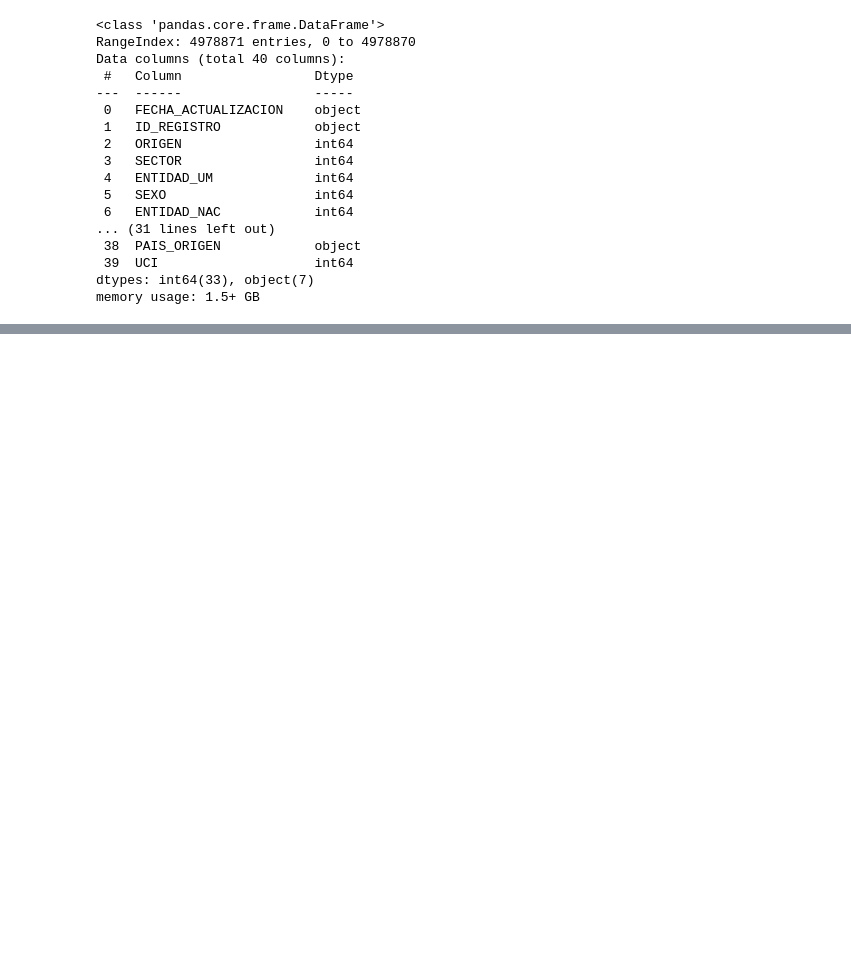
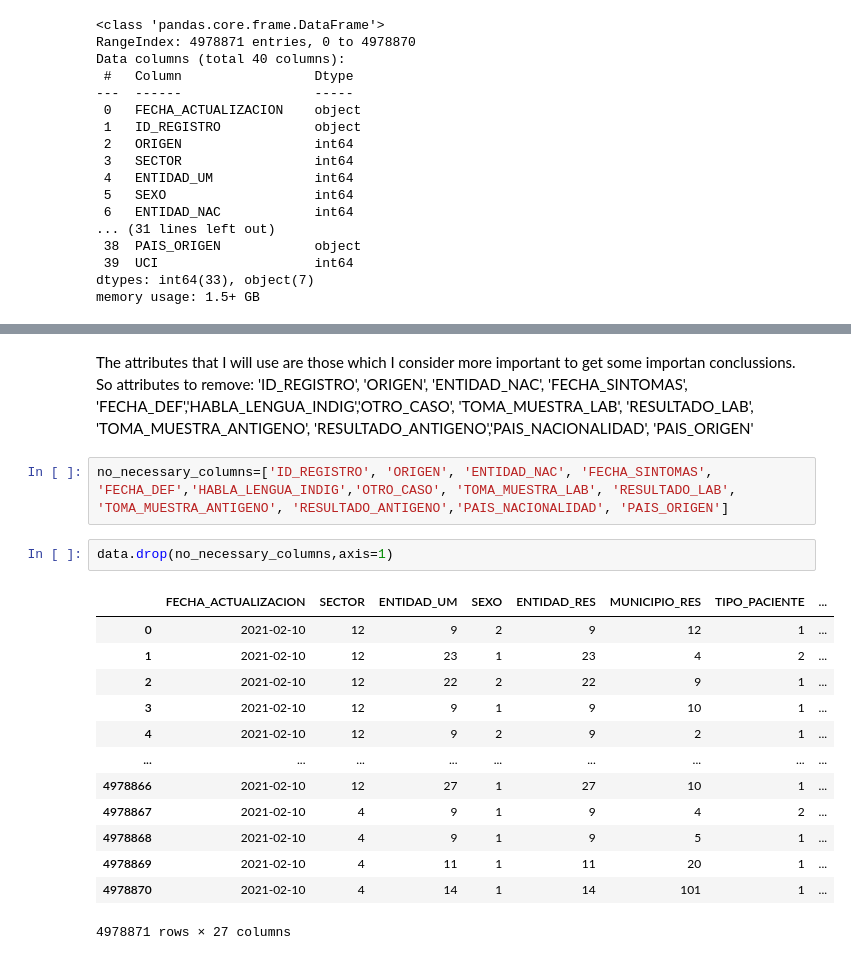
Before and after one commit to AlfredoAcosta/analyzing_covid19_mexico, a Jupyter notebook: Analyzing Covid19 Mexico.ipynb, the cells around one changed output, grey strips where cells are left out. Cells and saved outputs as stored; diff of their text form; blank space fills up the shorter version.

```diff
--- a/Analyzing Covid19 Mexico.ipynb
+++ b/Analyzing Covid19 Mexico.ipynb
@@ -53,0 +69,21 @@ memory usage: 1.5+ GB
+# %% [markdown]
+The attributes that I will use are those which I consider more important to get some importan conclussions. So attributes to remove:  'ID_REGISTRO', 'ORIGEN', 'ENTIDAD_NAC', 'FECHA_SINTOMAS', 'FECHA_DEF','HABLA_LENGUA_INDIG','OTRO_CASO', 'TOMA_MUESTRA_LAB', 'RESULTADO_LAB',
+       'TOMA_MUESTRA_ANTIGENO', 'RESULTADO_ANTIGENO','PAIS_NACIONALIDAD', 'PAIS_ORIGEN'
+# %%
+no_necessary_columns=['ID_REGISTRO', 'ORIGEN', 'ENTIDAD_NAC', 'FECHA_SINTOMAS', 'FECHA_DEF','HABLA_LENGUA_INDIG','OTRO_CASO', 'TOMA_MUESTRA_LAB', 'RESULTADO_LAB', 'TOMA_MUESTRA_ANTIGENO', 'RESULTADO_ANTIGENO','PAIS_NACIONALIDAD', 'PAIS_ORIGEN']
+# %%
+data.drop(no_necessary_columns,axis=1)
+# %% [output]
+|  | FECHA_ACTUALIZACION | SECTOR | ENTIDAD_UM | SEXO | ENTIDAD_RES | MUNICIPIO_RES | TIPO_PACIENTE | ... |
+| 0 | 2021-02-10 | 12 | 9 | 2 | 9 | 12 | 1 | ... |
+| 1 | 2021-02-10 | 12 | 23 | 1 | 23 | 4 | 2 | ... |
+| 2 | 2021-02-10 | 12 | 22 | 2 | 22 | 9 | 1 | ... |
+| 3 | 2021-02-10 | 12 | 9 | 1 | 9 | 10 | 1 | ... |
+| 4 | 2021-02-10 | 12 | 9 | 2 | 9 | 2 | 1 | ... |
+| ... | ... | ... | ... | ... | ... | ... | ... | ... |
+| 4978866 | 2021-02-10 | 12 | 27 | 1 | 27 | 10 | 1 | ... |
+| 4978867 | 2021-02-10 | 4 | 9 | 1 | 9 | 4 | 2 | ... |
+| 4978868 | 2021-02-10 | 4 | 9 | 1 | 9 | 5 | 1 | ... |
+| 4978869 | 2021-02-10 | 4 | 11 | 1 | 11 | 20 | 1 | ... |
+| 4978870 | 2021-02-10 | 4 | 14 | 1 | 14 | 101 | 1 | ... |
+4978871 rows × 27 columns
```
Also changed, not shown: parts of 5 cells of this notebook, 2 other files.
